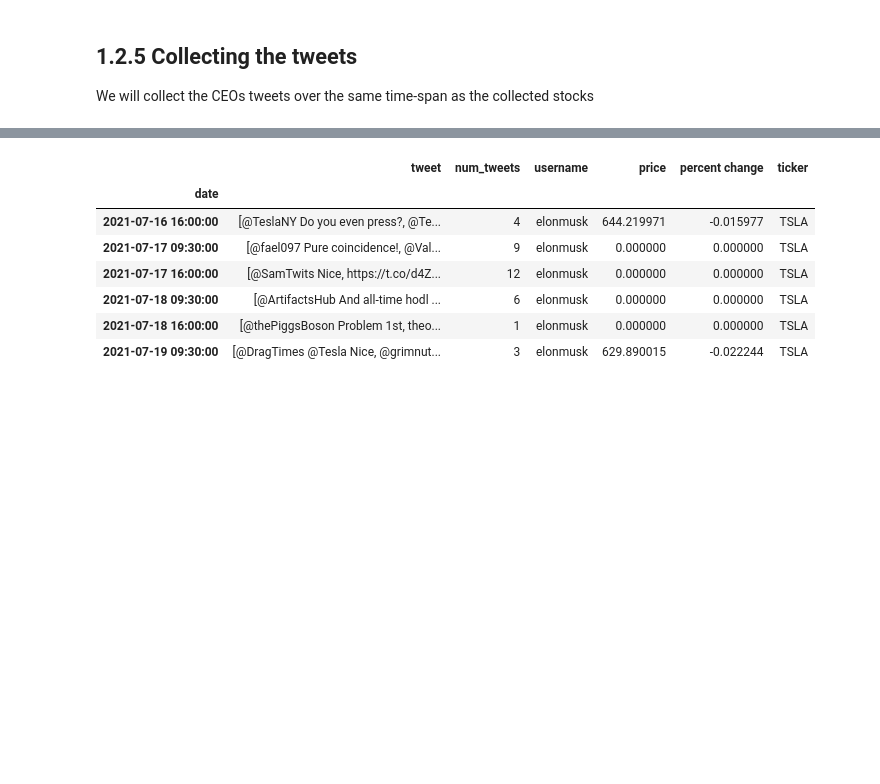
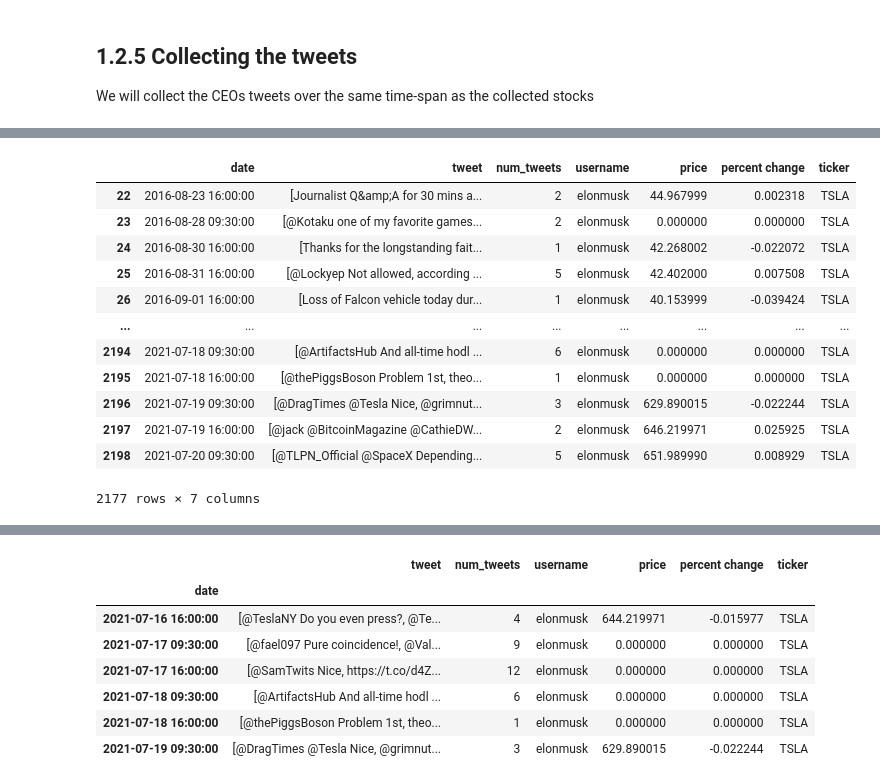
Before and after one commit to Pooret/Predicting-Executive-Stock-Movements, a Jupyter notebook: revisited/Data Analysis.ipynb, the cells around one changed output, grey strips where cells are left out. Saved outputs shown, nothing was run; the diff lists cells and outputs as text; code cells hidden in the pictures; blank space fills up the shorter version.

Commit message:
finished data wrangling. See extended description
combine tweet stocks needs to be sped up. Currently clocks in at 9min. Get rid of the for loops.

```diff
--- a/revisited/Data Analysis.ipynb
+++ b/revisited/Data Analysis.ipynb
@@ -264,11 +255,0 @@ Name: tweet, dtype: object
-# %%
-def combine_tweets_stocks(ceos_merged, stocks_full):
-    new_df = pd.DataFrame()
-    for user in ceos_merged['username'].unique():
-        ticker = handles_tickers[user]
-        tweet_df = ceos_merged[ceos_merged['username'] == user]
-        stock_df = stocks_full[stocks_full['ticker'] == ticker]
-
-        # drop na values where
-        new_df = new_df.append(tweet_df.merge(stock_df, how='left', on='date')).dropna(subset=['ticker'])
-    return new_df
@@ -274,0 +296,3 @@ def combine_tweets_stocks(ceos_merged, stocks_full):
+# %%
+%%time
+wrangled_df = combine_tweets_stocks(ceos_merged, stocks_full, verbose=True)
@@ -276,3 +305,21 @@ def combine_tweets_stocks(ceos_merged, stocks_full):
 ####################
 ######!!WORK!!######
 ####################
+# %%
+df = wrangled_df[wrangled_df['username'] == 'elonmusk'].copy(deep=True)
+# %%
+df
+# %% [output]
+|  | date | tweet | num_tweets | username | price | percent change | ticker |
+| 22 | 2016-08-23 16:00:00 | [Journalist Q&amp;A for 30 mins a... | 2 | elonmusk | 44.967999 | 0.002318 | TSLA |
+| 23 | 2016-08-28 09:30:00 | [@Kotaku one of my favorite games... | 2 | elonmusk | 0.000000 | 0.000000 | TSLA |
+| 24 | 2016-08-30 16:00:00 | [Thanks for the longstanding fait... | 1 | elonmusk | 42.268002 | -0.022072 | TSLA |
+| 25 | 2016-08-31 16:00:00 | [@Lockyep Not allowed, according ... | 5 | elonmusk | 42.402000 | 0.007508 | TSLA |
+| 26 | 2016-09-01 16:00:00 | [Loss of Falcon vehicle today dur... | 1 | elonmusk | 40.153999 | -0.039424 | TSLA |
+| ... | ... | ... | ... | ... | ... | ... | ... |
+| 2194 | 2021-07-18 09:30:00 | [@ArtifactsHub And all-time hodl ... | 6 | elonmusk | 0.000000 | 0.000000 | TSLA |
+| 2195 | 2021-07-18 16:00:00 | [@thePiggsBoson Problem 1st, theo... | 1 | elonmusk | 0.000000 | 0.000000 | TSLA |
+| 2196 | 2021-07-19 09:30:00 | [@DragTimes @Tesla Nice, @grimnut... | 3 | elonmusk | 629.890015 | -0.022244 | TSLA |
+| 2197 | 2021-07-19 16:00:00 | [@jack @BitcoinMagazine @CathieDW... | 2 | elonmusk | 646.219971 | 0.025925 | TSLA |
+| 2198 | 2021-07-20 09:30:00 | [@TLPN_Official @SpaceX Depending... | 5 | elonmusk | 651.989990 | 0.008929 | TSLA |
+2177 rows × 7 columns
```
Also changed, not shown: parts of 7 cells of this notebook.
